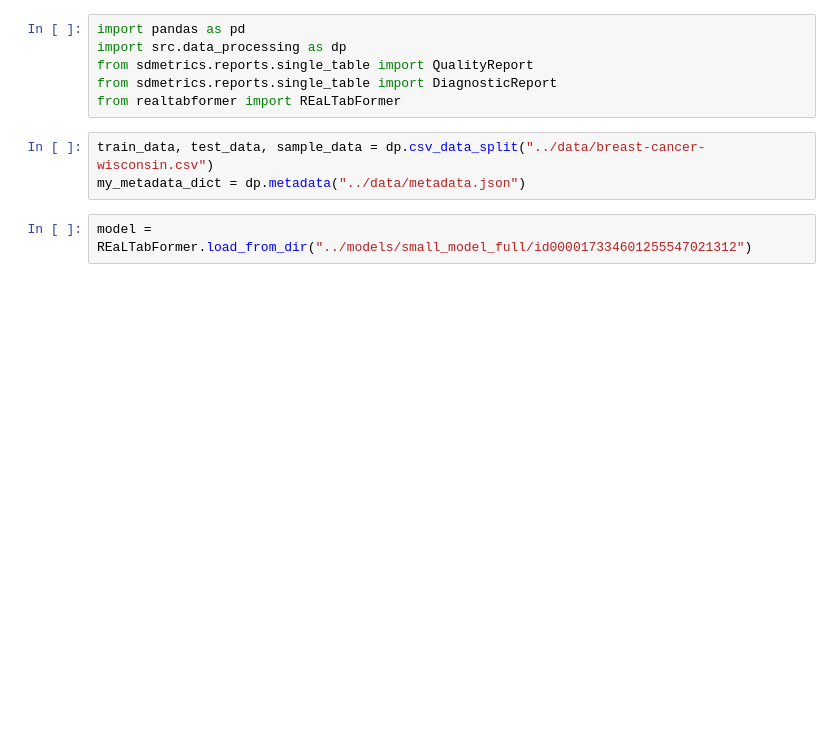
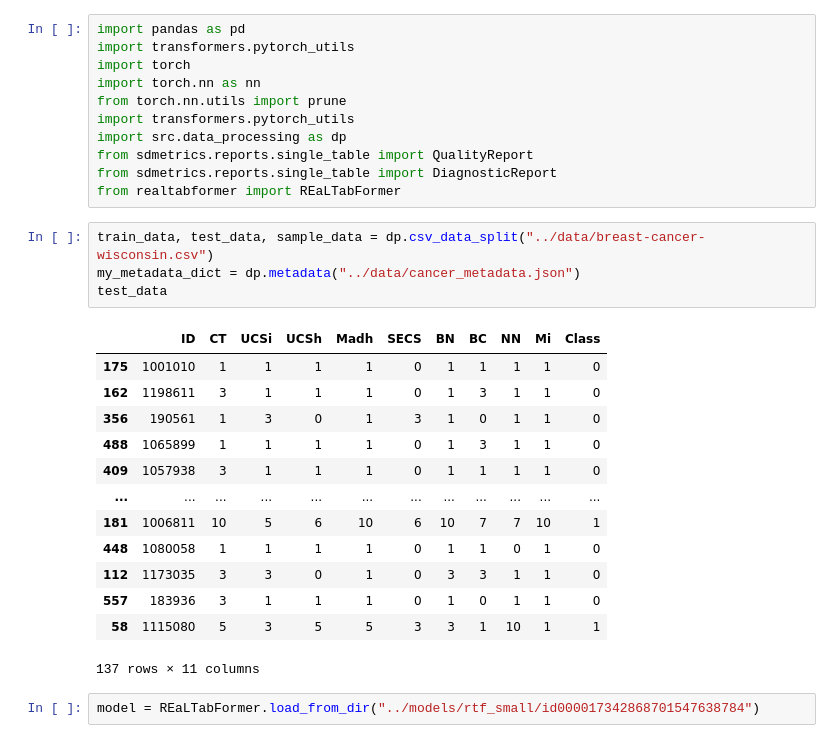
Before and after one commit to sebas-ib/model-compression, a Jupyter notebook: notebooks/rtf_testing.ipynb, the cells around one changed output. Saved outputs shown, nothing was run; the diff lists cells and outputs as text; blank space fills up the shorter version.

```diff
--- a/notebooks/rtf_testing.ipynb
+++ b/notebooks/rtf_testing.ipynb
@@ -1,13 +1,33 @@
 # %%
 import pandas as pd
+import transformers.pytorch_utils
+import torch
+import torch.nn as nn
+from torch.nn.utils import prune
+import transformers.pytorch_utils
 import src.data_processing as dp
 from sdmetrics.reports.single_table import QualityReport
 from sdmetrics.reports.single_table import DiagnosticReport
 from realtabformer import REaLTabFormer
 # %%
 train_data, test_data, sample_data = dp.csv_data_split("../data/breast-cancer-wisconsin.csv")
-my_metadata_dict = dp.metadata("../data/metadata.json")
+my_metadata_dict = dp.metadata("../data/cancer_metadata.json")
+test_data
+# %% [output]
+|  | ID | CT | UCSi | UCSh | Madh | SECS | BN | BC | NN | Mi | Class |
+| 175 | 1001010 | 1 | 1 | 1 | 1 | 0 | 1 | 1 | 1 | 1 | 0 |
+| 162 | 1198611 | 3 | 1 | 1 | 1 | 0 | 1 | 3 | 1 | 1 | 0 |
+| 356 | 190561 | 1 | 3 | 0 | 1 | 3 | 1 | 0 | 1 | 1 | 0 |
+| 488 | 1065899 | 1 | 1 | 1 | 1 | 0 | 1 | 3 | 1 | 1 | 0 |
+| 409 | 1057938 | 3 | 1 | 1 | 1 | 0 | 1 | 1 | 1 | 1 | 0 |
+| ... | ... | ... | ... | ... | ... | ... | ... | ... | ... | ... | ... |
+| 181 | 1006811 | 10 | 5 | 6 | 10 | 6 | 10 | 7 | 7 | 10 | 1 |
+| 448 | 1080058 | 1 | 1 | 1 | 1 | 0 | 1 | 1 | 0 | 1 | 0 |
+| 112 | 1173035 | 3 | 3 | 0 | 1 | 0 | 3 | 3 | 1 | 1 | 0 |
+| 557 | 183936 | 3 | 1 | 1 | 1 | 0 | 1 | 0 | 1 | 1 | 0 |
+| 58 | 1115080 | 5 | 3 | 5 | 5 | 3 | 3 | 1 | 10 | 1 | 1 |
+137 rows × 11 columns
 # %%
-model = REaLTabFormer.load_from_dir("../models/small_model_full/id000017334601255547021312")
+model = REaLTabFormer.load_from_dir("../models/rtf_small/id000017342868701547638784")
 # %%
 synthetic_data = model.sample(n_samples=len(test_data))
```
Also changed, not shown: parts of 24 cells of this notebook, 7 other files.
